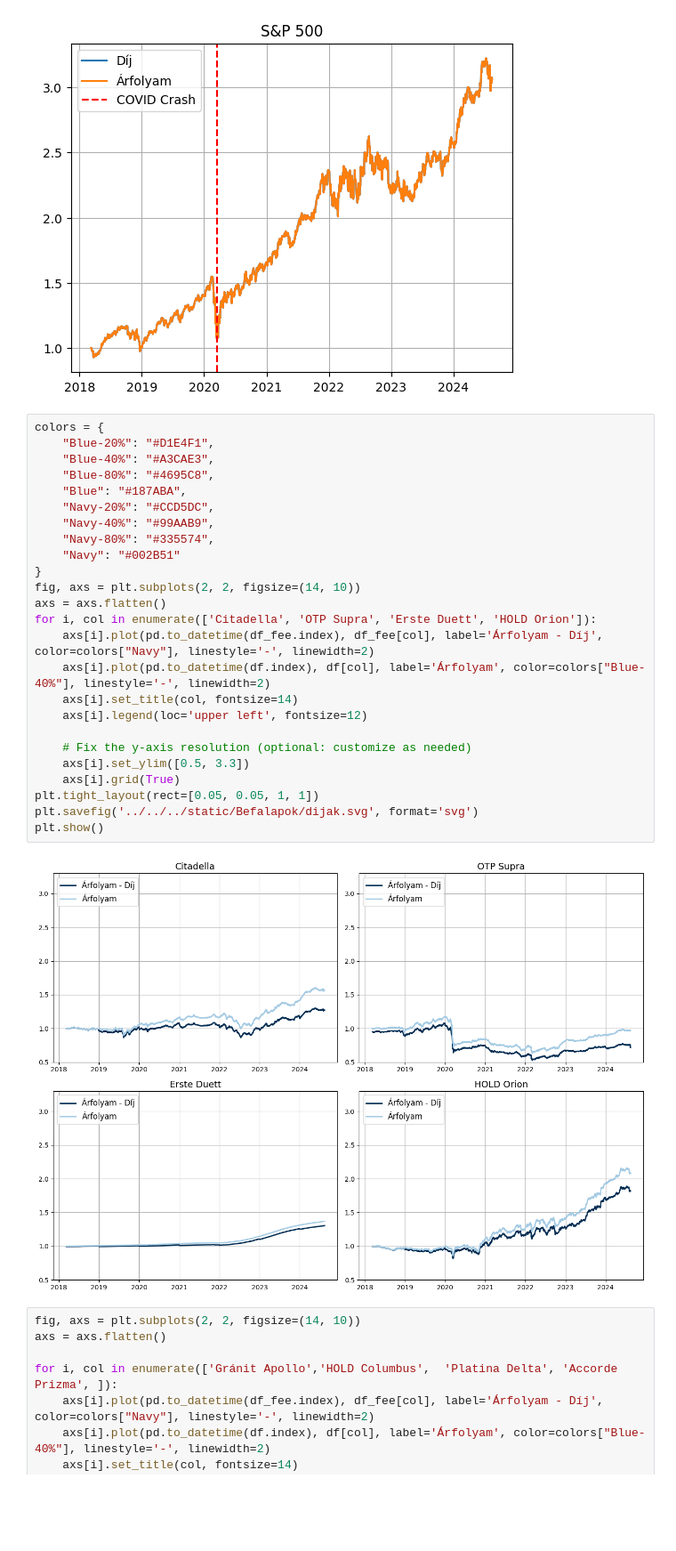
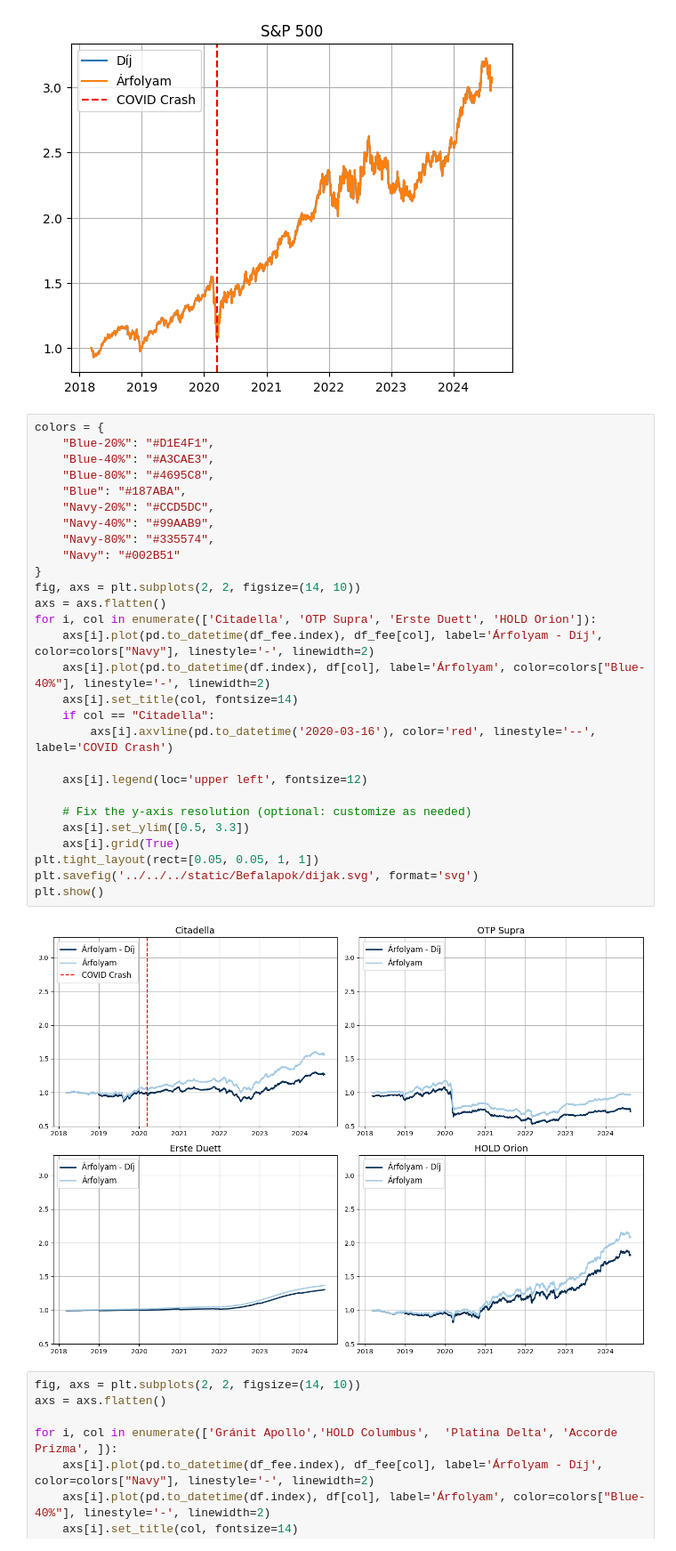
Before and after one commit to hakatiki/ETI-blog, a Jupyter notebook: content/blog/Befalapok/analysis-with-fees.ipynb, the cells around one changed output. Shown at 89% size. Drawn from its saved outputs; the diff is of its cells as text; blank space fills up the shorter version.

```diff
--- a/content/blog/Befalapok/analysis-with-fees.ipynb
+++ b/content/blog/Befalapok/analysis-with-fees.ipynb
@@ -291,30 +291,33 @@ for col in df_fee.columns:
 # %%
 colors = {
     "Blue-20%": "#D1E4F1",
     "Blue-40%": "#A3CAE3",
     "Blue-80%": "#4695C8",
     "Blue": "#187ABA",
     "Navy-20%": "#CCD5DC",
     "Navy-40%": "#99AAB9",
     "Navy-80%": "#335574",
     "Navy": "#002B51"
 }
 fig, axs = plt.subplots(2, 2, figsize=(14, 10))
 axs = axs.flatten()
 for i, col in enumerate(['Citadella', 'OTP Supra', 'Erste Duett', 'HOLD Orion']):
     axs[i].plot(pd.to_datetime(df_fee.index), df_fee[col], label='Árfolyam - Díj', color=colors["Navy"], linestyle='-', linewidth=2)
     axs[i].plot(pd.to_datetime(df.index), df[col], label='Árfolyam', color=colors["Blue-40%"], linestyle='-', linewidth=2)
     axs[i].set_title(col, fontsize=14)
+    if col == "Citadella":
+        axs[i].axvline(pd.to_datetime('2020-03-16'), color='red', linestyle='--', label='COVID Crash')
+
     axs[i].legend(loc='upper left', fontsize=12)
 
     # Fix the y-axis resolution (optional: customize as needed)
     axs[i].set_ylim([0.5, 3.3])
     axs[i].grid(True)
 plt.tight_layout(rect=[0.05, 0.05, 1, 1])
 plt.savefig('../../../static/Befalapok/dijak.svg', format='svg')
 plt.show()
 # %% [output]
-[figure, old version]
+[figure, new version]
 # %%
 fig, axs = plt.subplots(2, 2, figsize=(14, 10))
 axs = axs.flatten()
```
Also changed, not shown: parts of 2 cells of this notebook, 6 other files.
